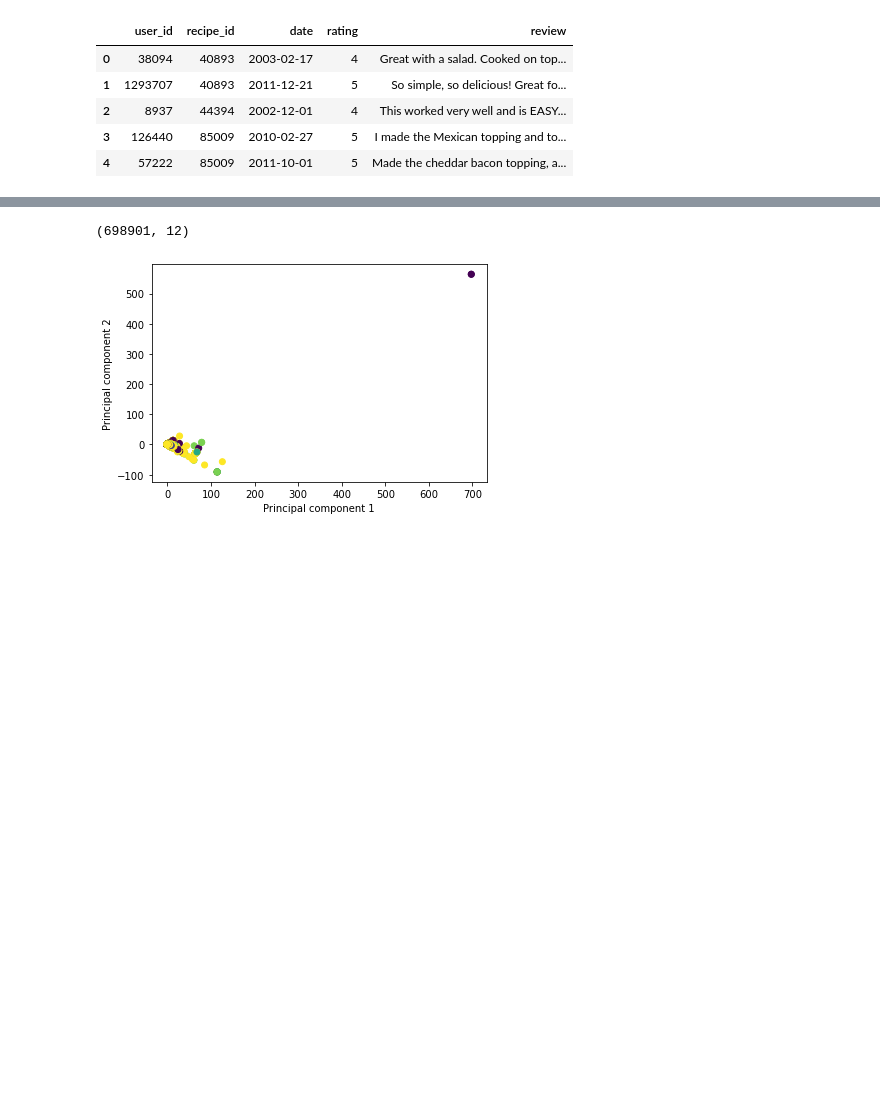
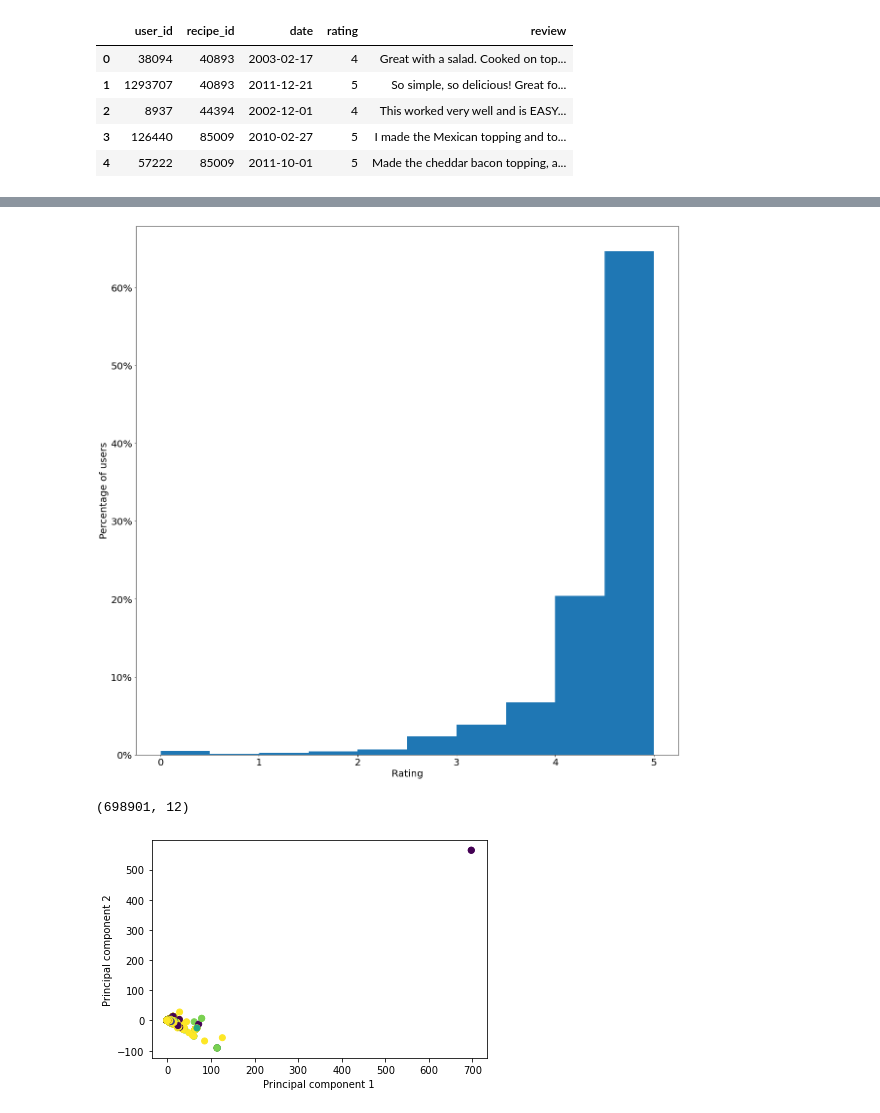
Before and after one commit to pbcpraveen/SavorSync, a Jupyter notebook: data_analysis/Analysis.ipynb, the cells around one changed output, grey strips where cells are left out. Drawn from its saved outputs; the diff is of its cells as text; code cells hidden in the pictures; blank space fills up the shorter version.

```diff
--- a/data_analysis/Analysis.ipynb
+++ b/data_analysis/Analysis.ipynb
@@ -125,3 +134,19 @@ plt.savefig('plots/timeTakenHistogram.png', bbox_inches='tight')
+# %%
+# plot histogram of number of users vs ratings
+ratingsPerUser = defaultdict(list)
+for index, row in tqdm(interractions_train.iterrows()):
+    ratingsPerUser[row['user_id']].append(row['rating'])
+# find average rating for each user
+avgRatingPerUser = defaultdict(float)
+for user_id, ratings in ratingsPerUser.items():
+    avgRatingPerUser[user_id] = np.mean(ratings)
+plt.hist(list(avgRatingPerUser.values()), weights=np.ones(len(ratingsPerUser)) / len(ratingsPerUser))
+plt.gca().yaxis.set_major_formatter(PercentFormatter(1))
+plt.ylabel('Percentage of users')
+plt.xlabel('Rating')
+plt.savefig('plots/numUsersHistogram.png', bbox_inches='tight')
+# %% [output]
+[figure, added]
 # %%
 recipe_features = ['timeTaken', 'numIngredients', 'nutrition', 'numberOfSteps']
 lookup = defaultdict(dict)
```
Also changed, not shown: parts of 6 cells of this notebook, 3 other files.
